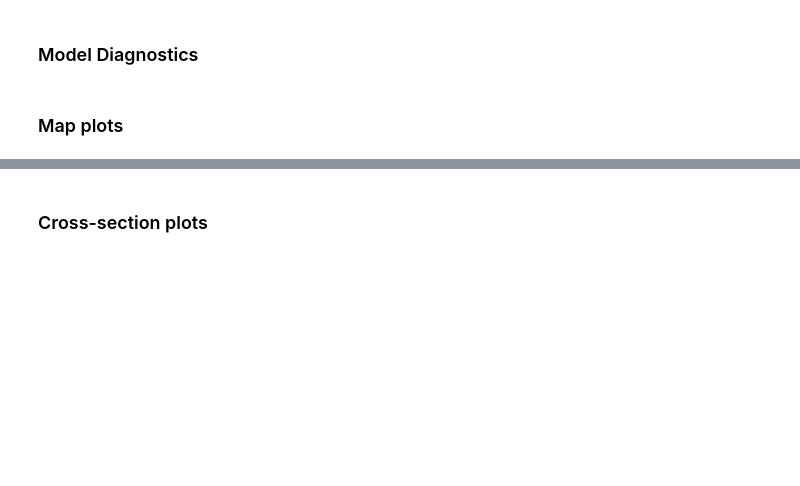
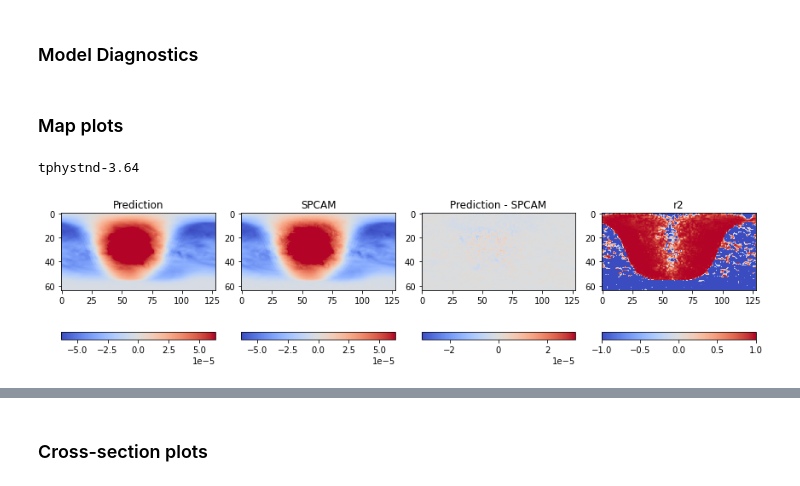
Before and after one commit to EyringMLClimateGroup/iglesias-suarez23jgr_CausalNNCAM, a Jupyter notebook: SingleNNs_Diagnostics.ipynb, the cells around one changed output, grey strips where cells are left out. Saved outputs shown, nothing was run; the diff lists cells and outputs as text; code cells hidden in the pictures; blank space fills up the shorter version.

```diff
--- a/SingleNNs_Diagnostics.ipynb
+++ b/SingleNNs_Diagnostics.ipynb
@@ -88,34 +20,0 @@ def get_var_list(setup, target_vars):
-# %%
-from utils.variable import Variable_Lev_Metadata
-import collections
-def load_models(setup):
-    """ Load all NN models specified in setup """
-    models = collections.defaultdict(dict)
-
-    output_list = get_var_list(setup, setup.spcam_outputs)
-    if setup.do_single_nn:
-        for output in output_list:
-            output = Variable_Lev_Metadata.parse_var_name(output)
-            models['SingleNN'][output] = get_model(
-                setup,
-                output,
-                'SingleNN',
-                pc_alpha=None,
-                threshold=None
-            )
-    if setup.do_causal_single_nn:
-        for pc_alpha in setup.pc_alphas:
-            models['CausalSingleNN'][pc_alpha] = {}
-            for threshold in setup.thresholds:
-                models['CausalSingleNN'][pc_alpha][threshold] = {}
-                for output in output_list:
-                    output = Variable_Lev_Metadata.parse_var_name(output)
-                    models['CausalSingleNN'][pc_alpha][threshold][output] = get_model(
-                        setup,
-                        output,
-                        'CausalSingleNN',
-                        pc_alpha=pc_alpha,
-                        threshold=threshold
-                    )
-
-    return models
@@ -758,15 +32,17 @@ class ModelDiagnostics():
 # %%
 model_type = 'SingleNN'
 md = ModelDiagnostics(setup = setup, models=models[model_type])
 for var in models[model_type].keys():
     print(var)
     outPath = get_save_plot_folder(setup, model_type, var)
     md.plot_double_xy('mean', var, nTime=5, diff=True, stats='r2')#, save=outPath)
-    md.plot_double_xy('mean', var, nTime=5, diff=True, stats='mse')#, save=outPath)
+#     md.plot_double_xy('mean', var, nTime=5, diff=True, stats='mse')#, save=outPath)
 #     md.plot_double_xy('mean', var, nTime=5, diff=True)#, save=outPath)
-#    md.plot_double_xy(100, var, nTime=False, diff=True)#, save=outPath)
-    plt.show()
-    break
+#     md.plot_double_xy(100, var, nTime=False, diff=True)#, save=outPath)
+#     break
+# %% [output]
+tphystnd-3.64
+[figure, added]
 # %%
 model_type = 'CausalSingleNN'
 for pc_alpha in models[model_type].keys():
```
Also changed, not shown: parts of 23 cells of this notebook, 3 other files.
